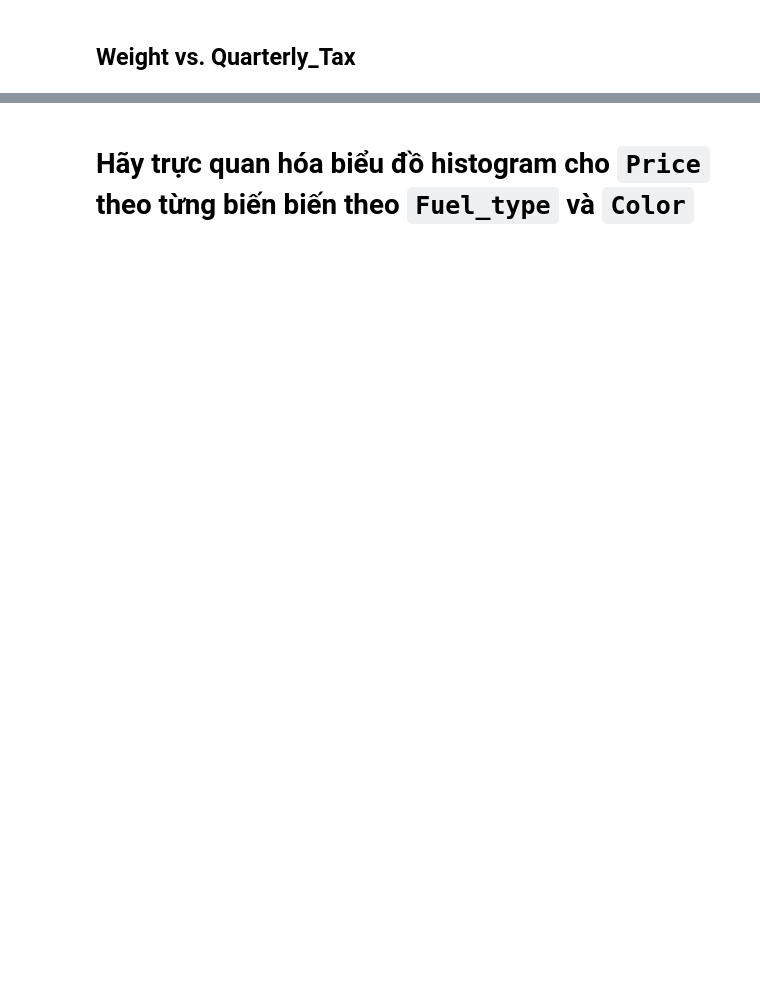
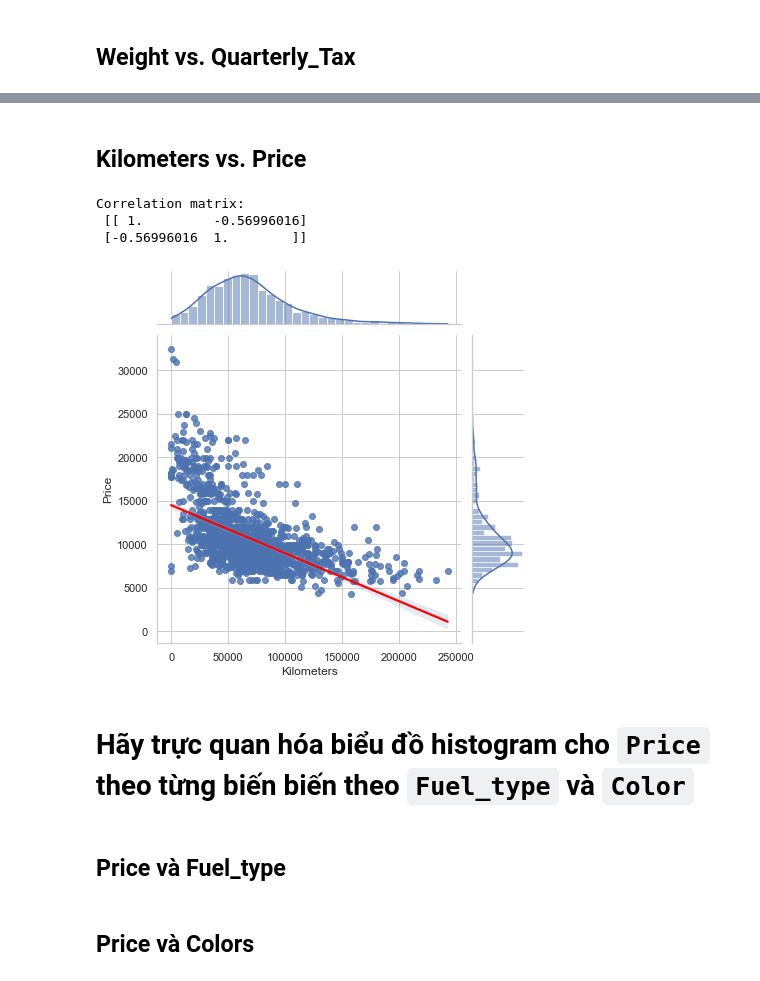
Before and after one commit to ysdnate/CK_DV_cn, a Jupyter notebook: 19120688.ipynb, the cells around one changed output, grey strips where cells are left out. Saved outputs shown, nothing was run; the diff lists cells and outputs as text; code cells hidden in the pictures; blank space fills up the shorter version.

```diff
--- a/19120688.ipynb
+++ b/19120688.ipynb
@@ -117,3 +210,17 @@ sns.lmplot(x="Weight",y="Price", data=data, order=1)
+# %% [markdown]
+## Kilometers vs. Price
+# %%
+print("Correlation matrix:\n", np.corrcoef(data['Kilometers'], data['Price']))
+c = sns.jointplot(x="Kilometers",y="Price", data=data, kind='reg')
+regline = c.ax_joint.get_lines()[0]
+regline.set_color('red')
+# %% [output]
+Correlation matrix:
+ [[ 1.         -0.56996016]
+ [-0.56996016  1.        ]]
+[figure, added]
 # %% [markdown]
 # Hãy trực quan hóa biểu đồ histogram cho `Price` theo từng biến biến theo `Fuel_type` và `Color`
+# %% [markdown]
+## Price và Fuel_type
 # %%
@@ -130,0 +242,2 @@ plt.tight_layout()
+# %% [markdown]
+## Price và Colors
```
Also changed, not shown: parts of 34 cells of this notebook, 1 other file.
